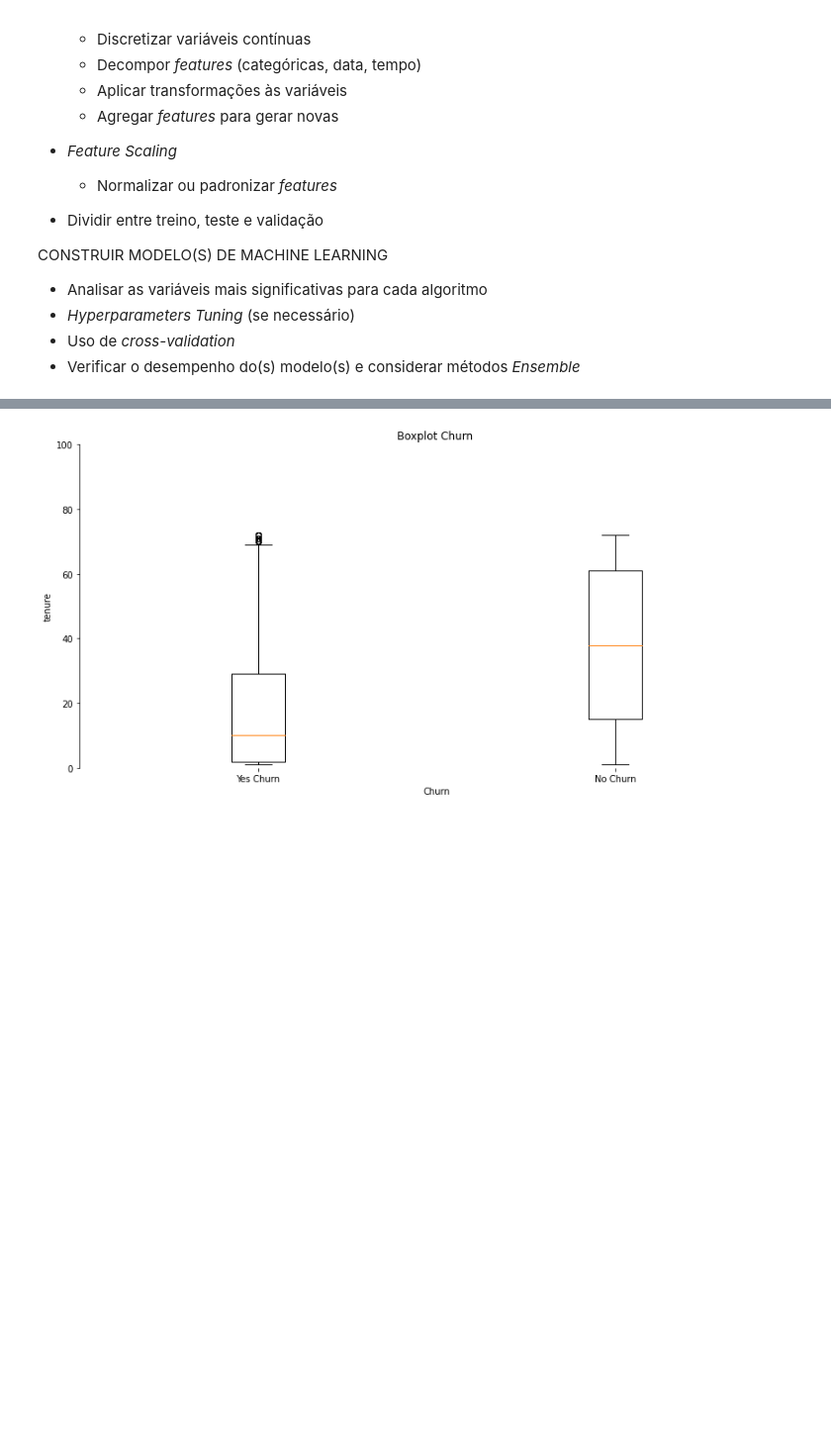
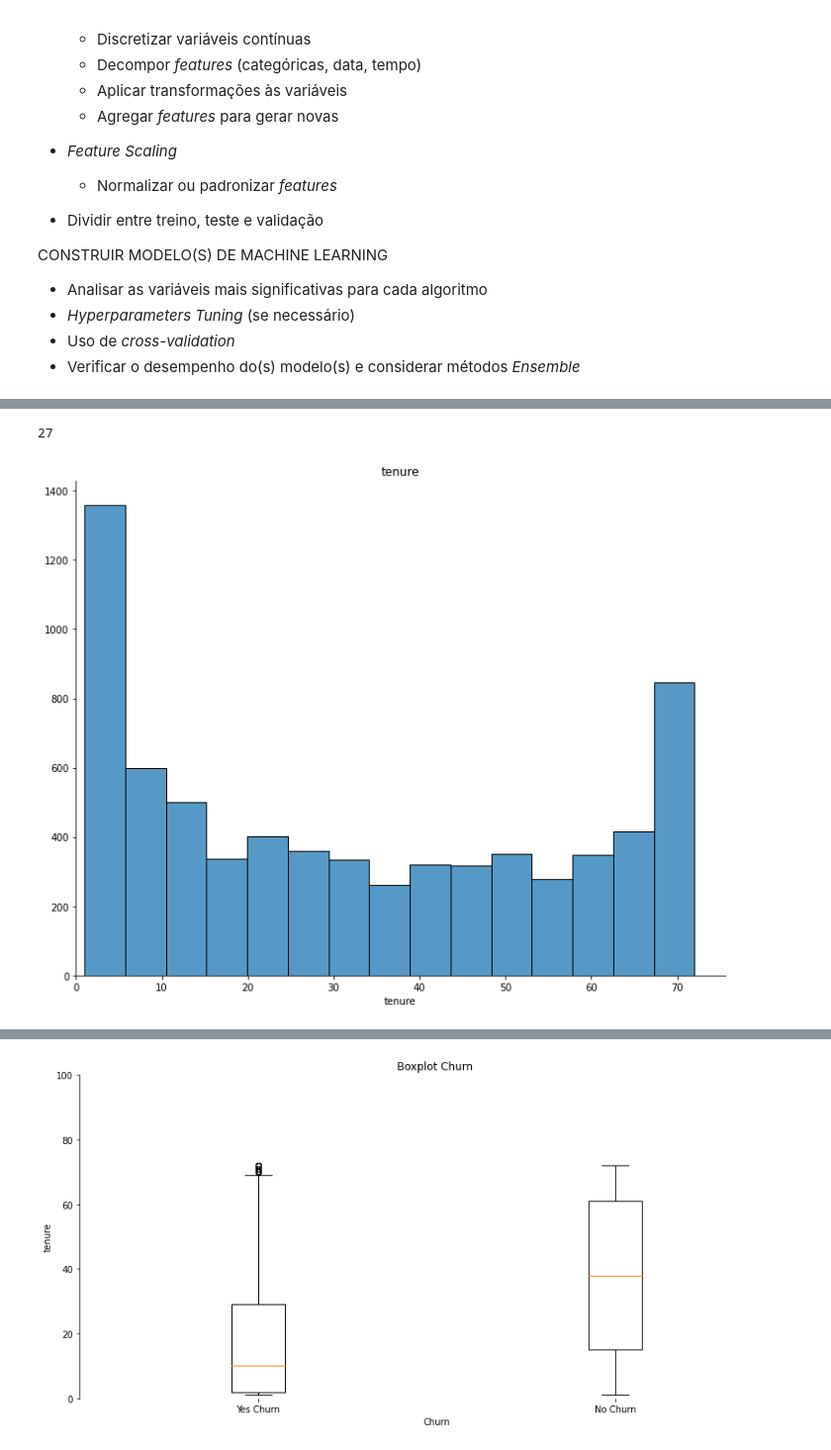
Before and after one commit to IsWallison/Projeto_Churn_Prediction, a Jupyter notebook: Projeto_Churn_Prediction_para_uma_empresa_de_Telecomunicações.ipynb, the cells around one changed output, grey strips where cells are left out. Shown: that part at 99% size. Cells and saved outputs as stored; diff of their text form; code cells hidden in the pictures; blank space fills up the shorter version.

```diff
--- a/Projeto_Churn_Prediction_para_uma_empresa_de_Telecomunicações.ipynb
+++ b/Projeto_Churn_Prediction_para_uma_empresa_de_Telecomunicações.ipynb
@@ -173,0 +245,24 @@ df_clean.corr()
+# %%
+round((sum(df_clean['Churn']==1)/df_clean.shape[0]*100))
+# %% [output]
+27
+# %%
+fig, ax = plt.subplots(figsize=(10, 8));
+
+sns.histplot(x=df_clean['tenure'])
+ax.set_title('tenure');
+ax.set_ylabel('')
+ax.axis(xmin=0)
+total = df_clean['tenure'].value_counts()
+
+#remover borda lateral e superior
+def remove_spine(ax):
+  ax.spines['top'].set_visible(False)
+  ax.spines['right'].set_visible(False)
+
+
+remove_spine(ax)
+plt.tight_layout()
+plt.show()
+# %% [output]
+[figure, added]
```
Also changed, not shown: parts of 40 cells of this notebook.
